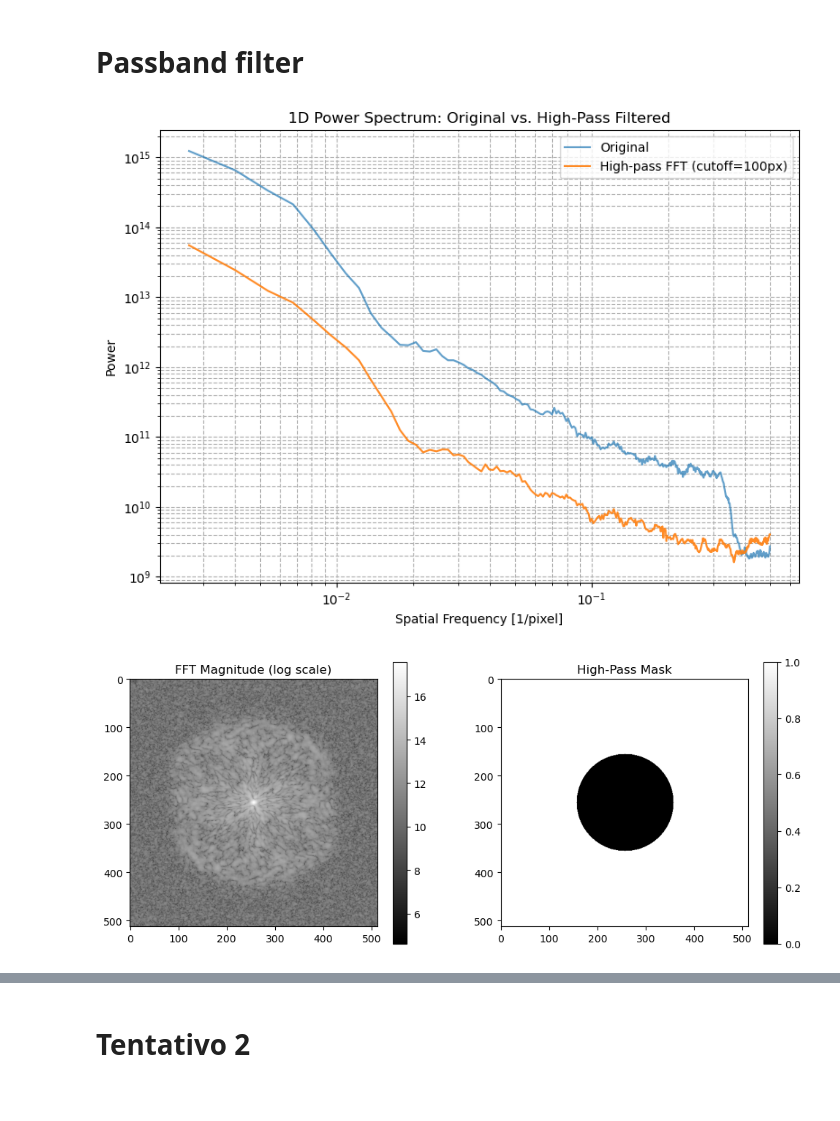
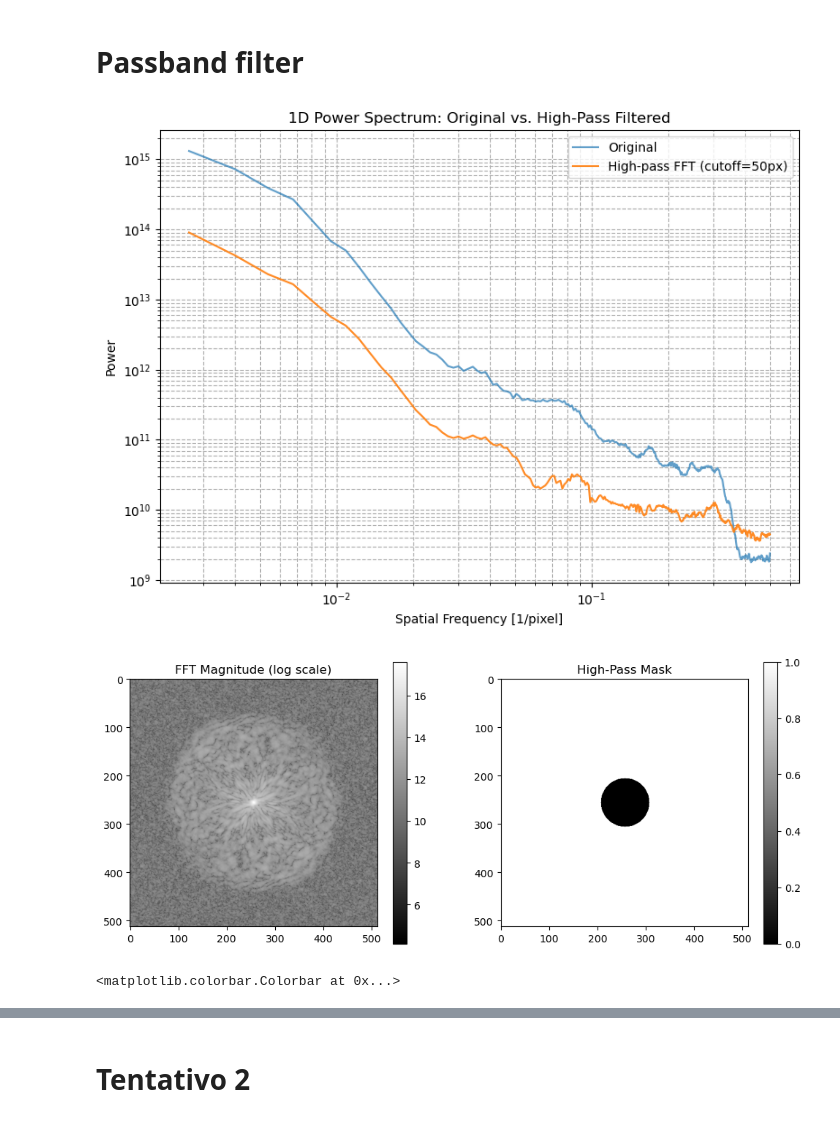
Before and after one commit to Leonardo-5/Speckle-Analisys-for-AO, a Jupyter notebook: speckle_FFT.ipynb, the cells around one changed output, grey strips where cells are left out. Cells and saved outputs as stored; diff of their text form; code cells hidden in the pictures.

```diff
--- a/speckle_FFT.ipynb
+++ b/speckle_FFT.ipynb
@@ -395,7 +395,7 @@ def high_pass_filter_fft(img, cutoff):
 
     return np.abs(img_back), mask
 
-imagenumber = 1500
+imagenumber = 500
 data = immagini[imagenumber]
 background_level = np.median(data)
 data = data - background_level
@@ -403,7 +403,7 @@ data[data < 0] = 0
 image = data.copy()
 
 #High-Pass Filter
-cutoff = 100  # Cutoff frequency in pixels
+cutoff = 50
 highpass, mask = high_pass_filter_fft(image, cutoff=cutoff)
 
 #########################################################################################################
@@ -420,33 +420,38 @@ pspec_filtered.run(verbose=False, xunit=u.pix**-1)
 ######################### PLOTS #############################
 plt.figure(figsize=(8, 6))
 plt.plot(pspec_raw.freqs.value, pspec_raw.ps1D, label='Original', alpha=0.7)
 plt.plot(pspec_filtered.freqs.value, pspec_filtered.ps1D, label=f'High-pass FFT (cutoff={cutoff}px)', alpha=0.9)
 
 plt.xscale('log')
 plt.yscale('log')
 plt.xlabel("Spatial Frequency [1/pixel]")
 plt.ylabel("Power")
 plt.title("1D Power Spectrum: Original vs. High-Pass Filtered")
 plt.legend()
 plt.grid(True, which='both', linestyle='--')
 plt.tight_layout()
 plt.show()
 
-# Visualize FFT magnitude and the mask
 f = np.fft.fftshift(np.fft.fft2(image))
 magnitude = np.log(np.abs(f) + 1)
 
 plt.figure(figsize=(12,5))
 plt.subplot(1,2,1)
 plt.imshow(magnitude, cmap='gray')
 plt.title("FFT Magnitude (log scale)")
 plt.colorbar()
 
 plt.subplot(1,2,2)
 plt.imshow(mask, cmap='gray')
 plt.title("High-Pass Mask")
 plt.colorbar()
 plt.show()
+
+plt.figure(figsize=(12,5))
+plt.imshow(highpass, cmap='gray')
+plt.title("FFT Magnitude (log scale)")
+plt.colorbar()
 # %% [output]
-[figure, old version]
+[figure, new version]
-[figure, old version]
+[figure, new version]
+<matplotlib.colorbar.Colorbar at 0x...>
```
Also changed, not shown: parts of 6 cells of this notebook, 8 other files.
